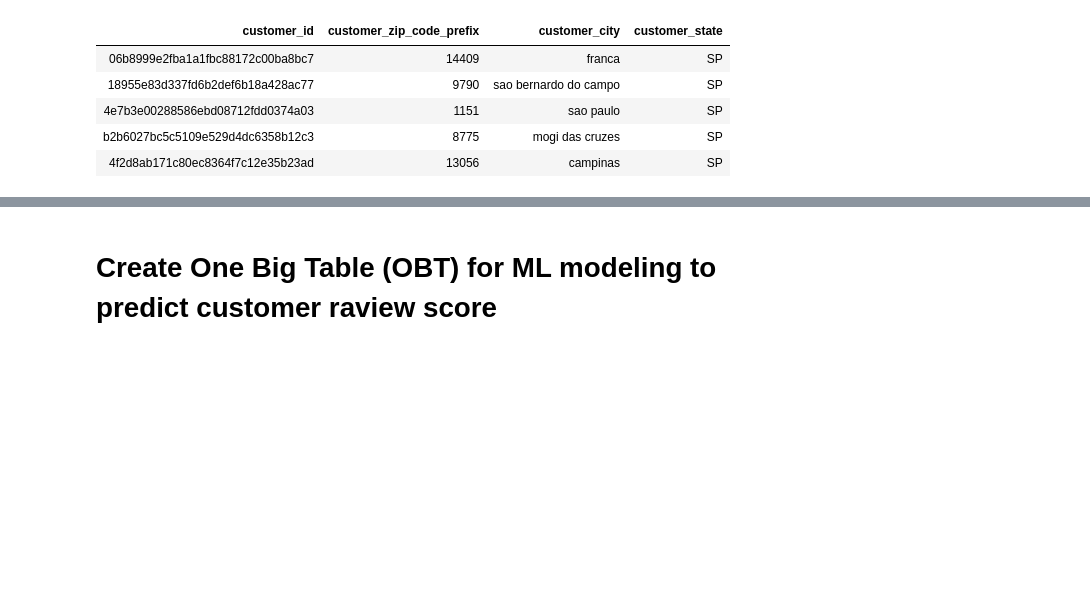
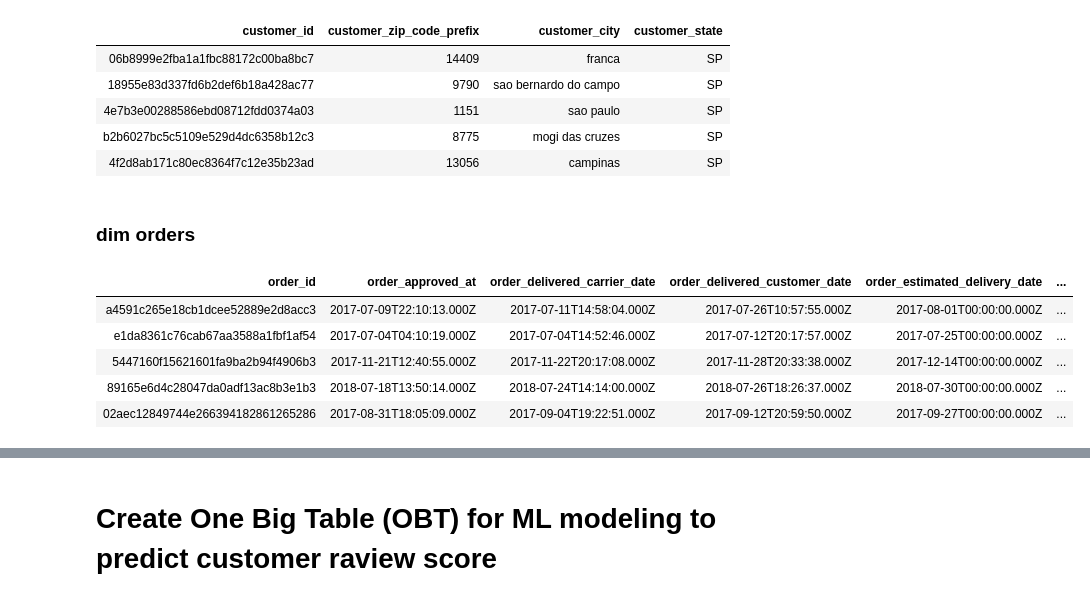
Before and after one commit to Polinez/Lerning_DataWarehouse_PowerBI, a Jupyter notebook: notebooks/02_ETL/03_Gold.ipynb, the cells around one changed output, grey strips where cells are left out. Cells and saved outputs as stored; diff of their text form; code cells hidden in the pictures; blank space fills up the shorter version.

```diff
--- a/notebooks/02_ETL/03_Gold.ipynb
+++ b/notebooks/02_ETL/03_Gold.ipynb
@@ -91,3 +174,52 @@ LIMIT 5;
 | 4e7b3e00288586ebd08712fdd0374a03 | 1151 | sao paulo | SP |
 | b2b6027bc5c5109e529d4dc6358b12c3 | 8775 | mogi das cruzes | SP |
 | 4f2d8ab171c80ec8364f7c12e35b23ad | 13056 | campinas | SP |
+# %% [markdown]
+### dim orders
+# %%
+%sql
+CREATE OR REPLACE TABLE gold.dim_orders AS
+SELECT
+    o.order_id,
+    o.order_approved_at,
+    o.order_delivered_carrier_date,
+    o.order_delivered_customer_date,
+    o.order_estimated_delivery_date,
+    o.order_purchase_timestamp,
+    o.purchase_year_month,
+    o.purchase_month,
+    o.purchase_year,
+    o.days_to_delivery,
+    o.delay_days,
+
+    -- z dim_customers
+    c.customer_city,
+    c.customer_state,
+    c.customer_zip_code_prefix,
+
+
+    -- z dim_payments
+    p.main_payment_type,
+    p.payment_methods_count,
+    p.total_installments,
+    p.total_payment_value,
+
+    -- z dim_reviews
+    r.avg_review_score,
+    r.max_review_score,
+    r.reviews_count
+
+FROM gold.orders o
+LEFT JOIN gold.customers c ON o.customer_id = c.customer_id
+LEFT JOIN gold.payments  p ON o.order_id    = p.order_id
+LEFT JOIN gold.reviews   r ON o.order_id    = r.order_id;
+
+SELECT * FROM gold.dim_orders
+LIMIT 5
+# %% [output]
+| order_id | order_approved_at | order_delivered_carrier_date | order_delivered_customer_date | order_estimated_delivery_date | ... |
+| a4591c265e18cb1dcee52889e2d8acc3 | 2017-07-09T22:10:13.000Z | 2017-07-11T14:58:04.000Z | 2017-07-26T10:57:55.000Z | 2017-08-01T00:00:00.000Z | ... |
+| e1da8361c76cab67aa3588a1fbf1af54 | 2017-07-04T04:10:19.000Z | 2017-07-04T14:52:46.000Z | 2017-07-12T20:17:57.000Z | 2017-07-25T00:00:00.000Z | ... |
+| 5447160f15621601fa9ba2b94f4906b3 | 2017-11-21T12:40:55.000Z | 2017-11-22T20:17:08.000Z | 2017-11-28T20:33:38.000Z | 2017-12-14T00:00:00.000Z | ... |
+| 89165e6d4c28047da0adf13ac8b3e1b3 | 2018-07-18T13:50:14.000Z | 2018-07-24T14:14:00.000Z | 2018-07-26T18:26:37.000Z | 2018-07-30T00:00:00.000Z | ... |
+| 02aec12849744e266394182861265286 | 2017-08-31T18:05:09.000Z | 2017-09-04T19:22:51.000Z | 2017-09-12T20:59:50.000Z | 2017-09-27T00:00:00.000Z | ... |
```
Also changed, not shown: parts of 38 cells of this notebook, 1 other file.
